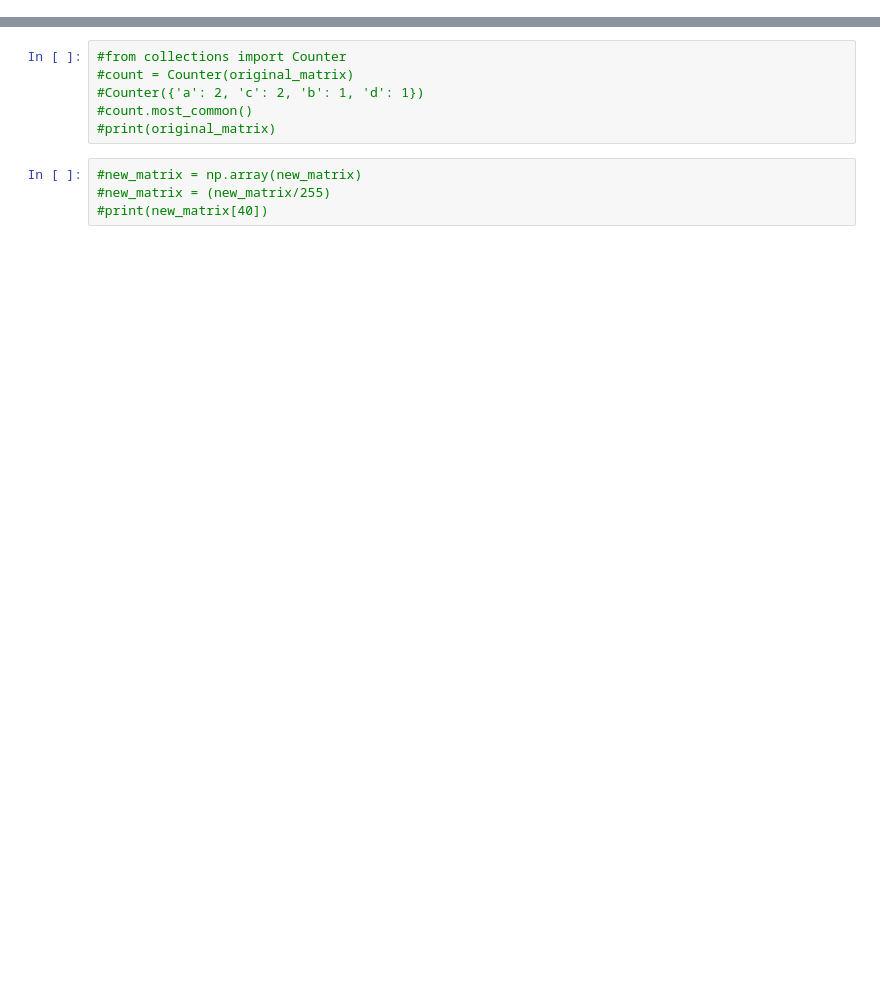
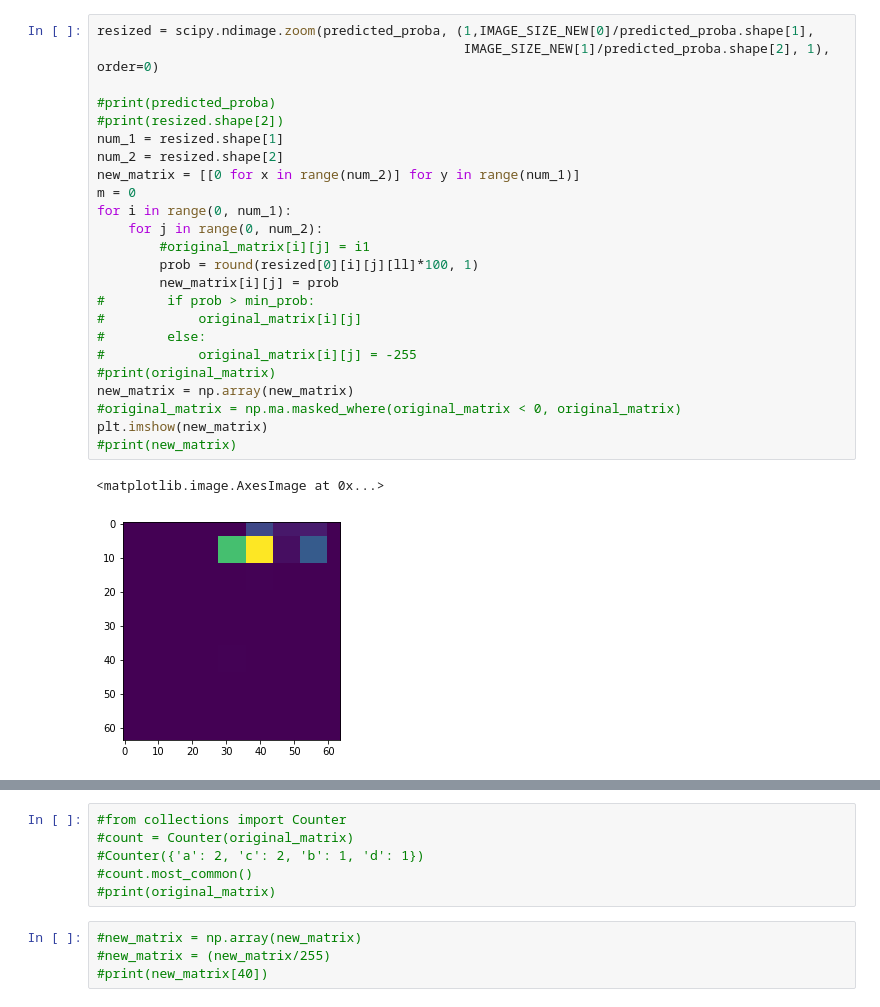
Before and after one commit to cecchilinux/machine_learning, a Jupyter notebook: notebooks/use_FCN.ipynb, the cells around one changed output, grey strips where cells are left out. Drawn from its saved outputs; the diff is of its cells as text; blank space fills up the shorter version.

```diff
--- a/notebooks/use_FCN.ipynb
+++ b/notebooks/use_FCN.ipynb
@@ -375,0 +301,27 @@ np.set_printoptions(threshold=np.nan)
+# %%
+resized = scipy.ndimage.zoom(predicted_proba, (1,IMAGE_SIZE_NEW[0]/predicted_proba.shape[1],
+                                               IMAGE_SIZE_NEW[1]/predicted_proba.shape[2], 1), order=0)
+
+#print(predicted_proba)
+#print(resized.shape[2])
+num_1 = resized.shape[1]
+num_2 = resized.shape[2]
+new_matrix = [[0 for x in range(num_2)] for y in range(num_1)]
+m = 0
+for i in range(0, num_1):
+    for j in range(0, num_2):
+        #original_matrix[i][j] = i1
+        prob = round(resized[0][i][j][ll]*100, 1)
+        new_matrix[i][j] = prob
+#        if prob > min_prob:
+#            original_matrix[i][j]
+#        else:
+#            original_matrix[i][j] = -255
+#print(original_matrix)
+new_matrix = np.array(new_matrix)
+#original_matrix = np.ma.masked_where(original_matrix < 0, original_matrix)
+plt.imshow(new_matrix)
+#print(new_matrix)
+# %% [output]
+<matplotlib.image.AxesImage at 0x...>
+[figure, added]
```
Also changed, not shown: parts of 23 cells of this notebook, 20 other files.
